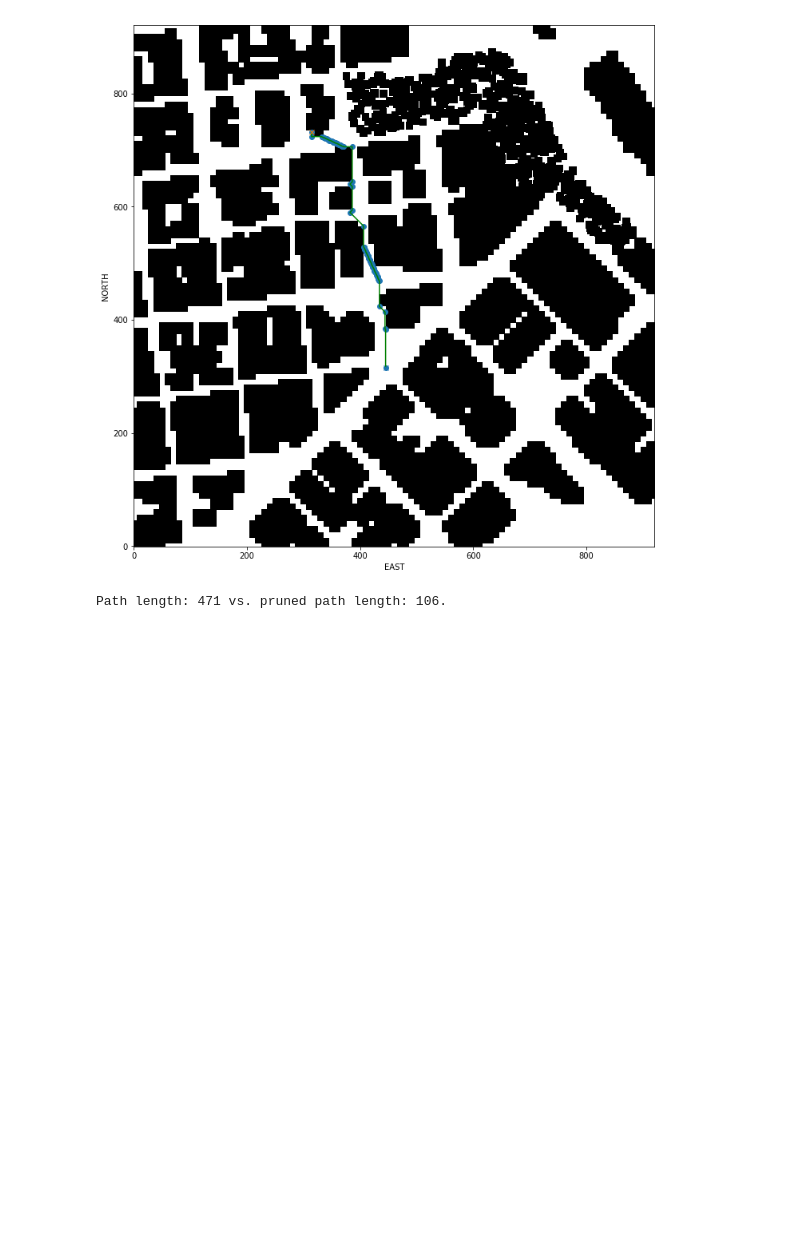
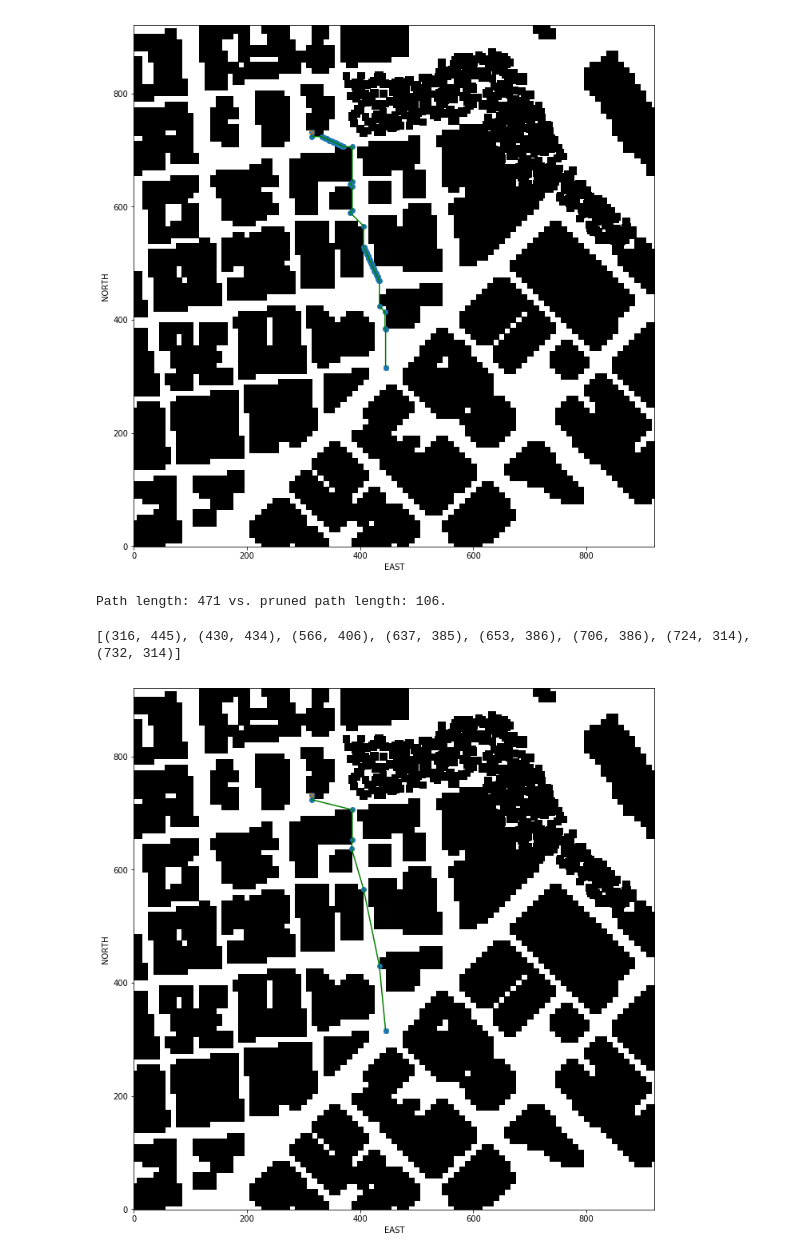
Before and after one commit to Ridgebeck/FCND-Motion-Planning, a Jupyter notebook: visualize_path_planning.ipynb, the cells around one changed output. Cells and saved outputs as stored; diff of their text form; code cells hidden in the pictures; blank space fills up the shorter version.

Commit message:
add bresenham pruning method

```diff
--- a/visualize_path_planning.ipynb
+++ b/visualize_path_planning.ipynb
@@ -119,3 +119,42 @@ plt.show()
 print("Path length: {} vs. pruned path length: {}.".format(len(path), len(pruned_path)))
 # %% [output]
 Path length: 471 vs. pruned path length: 106.
+# %%
+from bresenham import bresenham
+
+if path is not None:
+    pruned_path_bres = [path[0]]
+    s, f = 0, 2
+
+    while f < len(path):
+        cells = list(bresenham(path[s][0], path[s][1], path[f][0], path[f][1]))
+        obstacle = False
+        for c in cells:
+            if grid[c] == 1:
+                obstacle = True
+                break
+        if obstacle == True:
+            pruned_path_bres.append(path[f-1])
+            s = f - 1
+
+        f = f + 1
+    pruned_path_bres.append(path[-1])
+
+print(pruned_path_bres)
+# %% [output]
+[(316, 445), (430, 434), (566, 406), (637, 385), (653, 386), (706, 386), (724, 314), (732, 314)]
+# %%
+if pruned_path_bres is not None:
+    pp = np.array(pruned_path_bres)
+    plt.plot(pp[:, 1], pp[:, 0], 'g')
+    plt.scatter(pp[:, 1], pp[:, 0])
+
+plt.plot(grid_start[1], grid_start[0], 'x')
+plt.plot(grid_goal[1], grid_goal[0], 'x')
+
+plt.imshow(grid, cmap='Greys', origin='lower')
+plt.xlabel('EAST')
+plt.ylabel('NORTH')
+plt.show()
+# %% [output]
+[figure, added]
```
Also changed, not shown: 6 other files.
